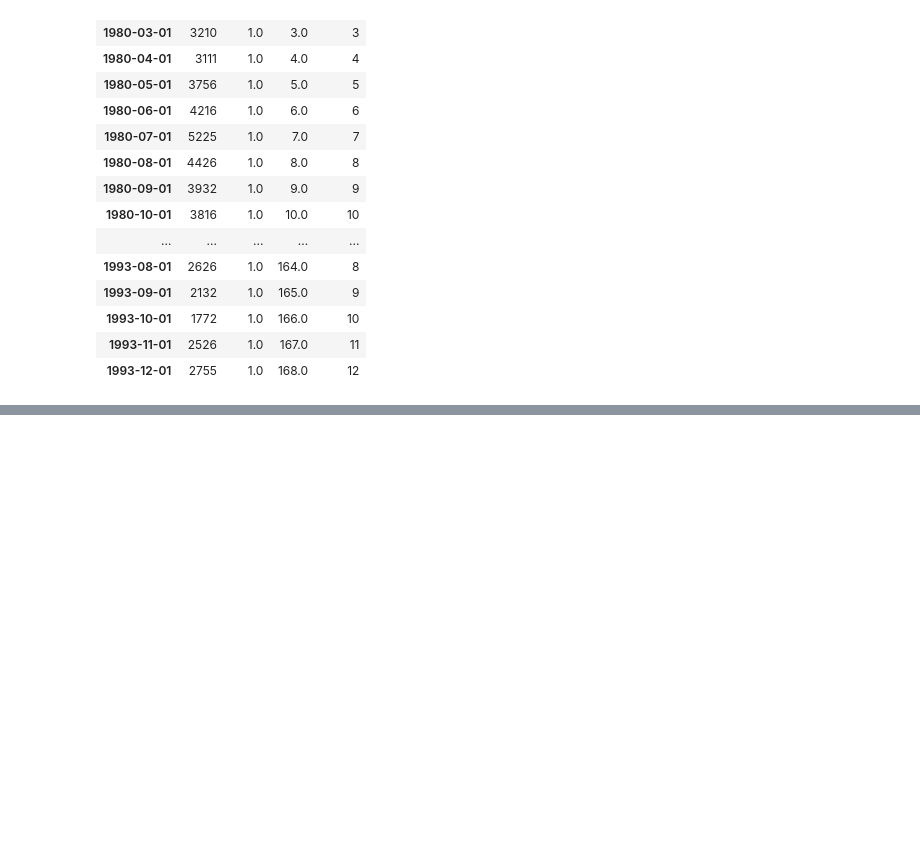
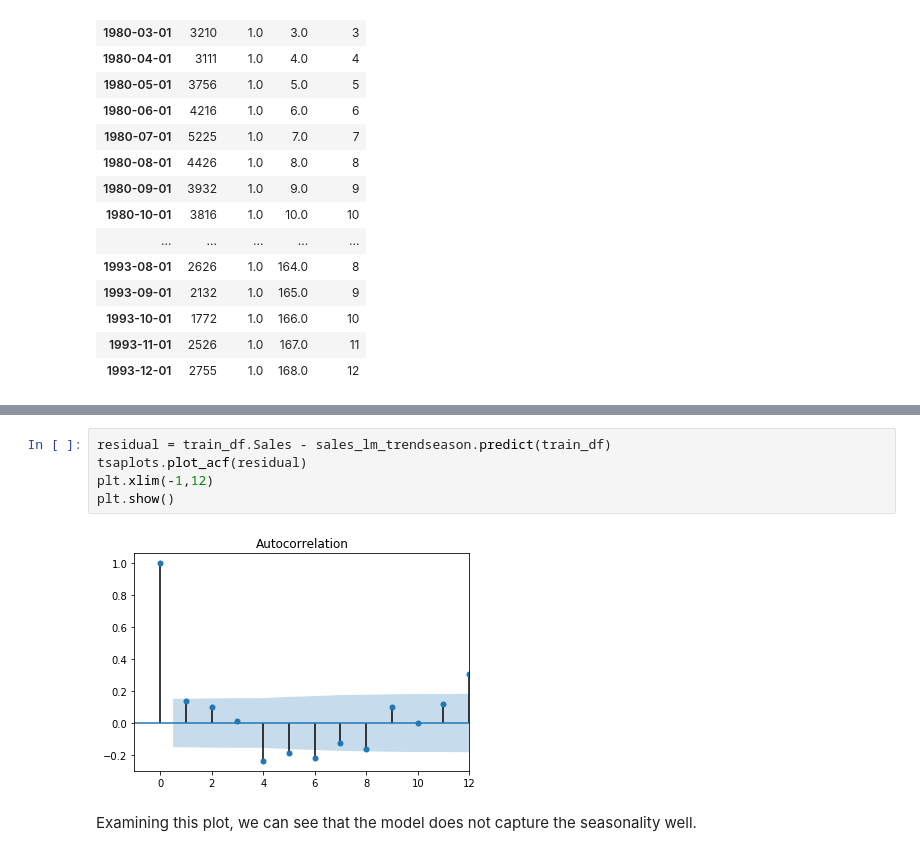
Before and after one commit to Damilare1989/Business-Analytics-Exercises, a Jupyter notebook: Chap17_8.ipynb, the cells around one changed output, grey strips where cells are left out. Cells and saved outputs as stored; diff of their text form; blank space fills up the shorter version.

```diff
--- a/Chap17_8.ipynb
+++ b/Chap17_8.ipynb
@@ -115,0 +233,9 @@ sales_lm = sm.ols(formula = 'Sales ~ trend + C(Month)', data = train_df)
+# %%
+residual = train_df.Sales - sales_lm_trendseason.predict(train_df)
+tsaplots.plot_acf(residual)
+plt.xlim(-1,12)
+plt.show()
+# %% [output]
+[figure, added]
+# %% [markdown]
+Examining this plot, we can see that the model does not capture the seasonality well.
```
Also changed, not shown: parts of 13 cells of this notebook, 5 other files.
